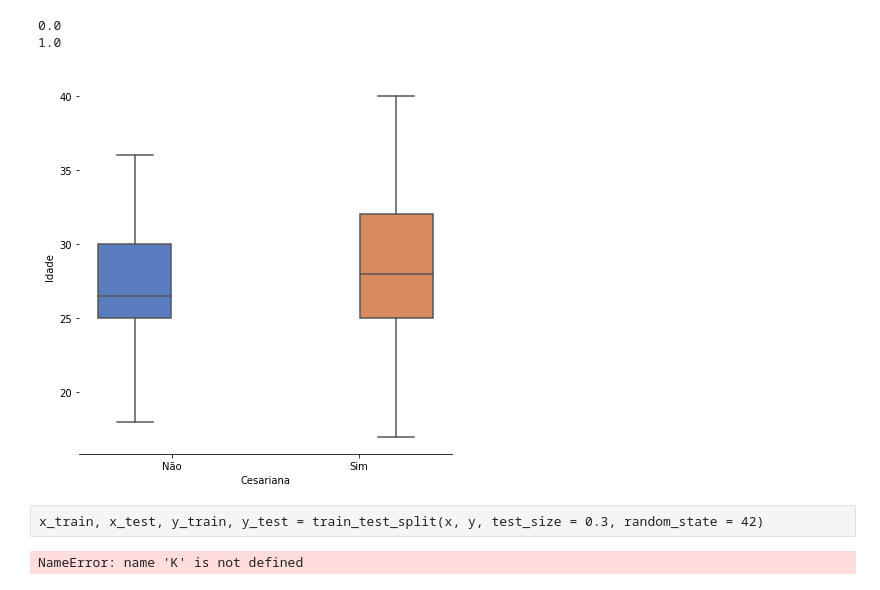
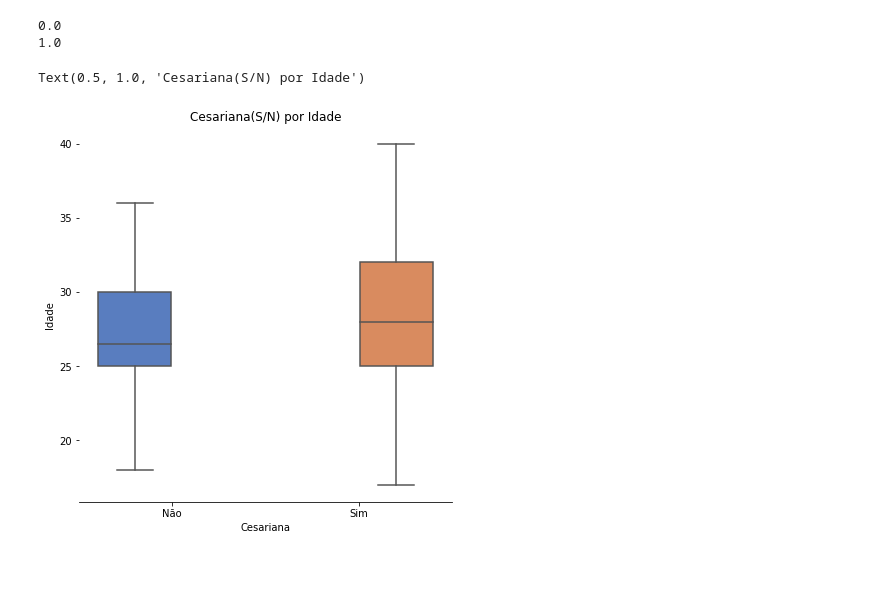
Before and after one commit to Bruna-Pequeno/DataMiningTrab, a Jupyter notebook: Cesariana.ipynb, the cells around one changed output. Cells and saved outputs as stored; diff of their text form; code cells hidden in the pictures.

```diff
--- a/Cesariana.ipynb
+++ b/Cesariana.ipynb
@@ -109,13 +131 @@ df_cesaria.loc[df_cesaria.pressao_sangue == 2, 'Clas_pressao_sangue']  = 'Alto'
-# %%
-df_cesaria.loc[df_cesaria.tempo_parto  ==  0,'Clas_tempo_parto'] = 'Pontual'
-
-df_cesaria.loc[df_cesaria.tempo_parto == 1, 'Clas_tempo_parto']  = 'Prematuro'
-
-df_cesaria.loc[df_cesaria.tempo_parto == 2, 'Clas_tempo_parto']  = 'Tardio'
-# %%
-df_cesaria = pd.get_dummies(df_cesaria, columns = ["Clas_prblm_coracao"], prefix="Prblm")
-# %%
-df_cesaria = pd.get_dummies(df_cesaria, columns = ["Clas_pressao_sangue"], prefix="Pressao")
-# %%
-df_cesaria = pd.get_dummies(df_cesaria, columns = ["Clas_tempo_parto"], prefix="Parto")
 # %%
@@ -164,8 +174,10 @@ print(df_cesaria.Norm_idade.max())
 # %%
 g = sns.factorplot(x="Clas_Cesariana",y="idade", hue ='Clas_Cesariana',data=df_cesaria,kind="box", size = 6 ,
 palette = "muted")
 g.despine(left=True)
 g = g.set_ylabels("Idade")
 g = g.set_xlabels("Cesariana")
+plt.title ('Cesariana(S/N) por Idade')
 # %% [output]
+Text(0.5, 1.0, 'Cesariana(S/N) por Idade')
-[figure, old version]
+[figure, new version]
@@ -178,18 +183,0 @@ x_test = df_cesaria.drop('Clas_Cesariana', axis=1).values
-# %% [raw]
-x_train, x_test, y_train, y_test = train_test_split(x, y, test_size = 0.3, random_state = 42)
-# %%
-neighbors = np.arange(1, 9)
-train_accuracy = np.empty(len(neighbors))
-test_accuracy = np.empty(len(neighbors))
-
-#Dados de treino para o algoritmo
-for i, k in enumerate(neighbors):
-    Knn = KNeighborsClassifier(n_neighbors=K)
-    Knn.fit(x_train, y_train)
-
-
-train.accuracy[i] = Knn.score(x_train, y_train)
-
-test.accuracy[i] = Knn.score(x_test, y_test)
-# %% [output]
-NameError: name 'K' is not defined
```
Also changed, not shown: parts of 48 cells of this notebook.
